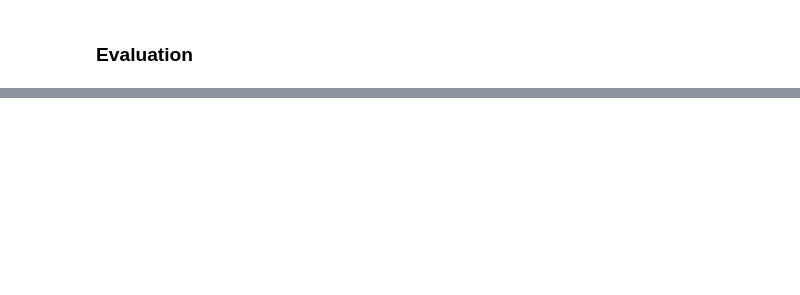
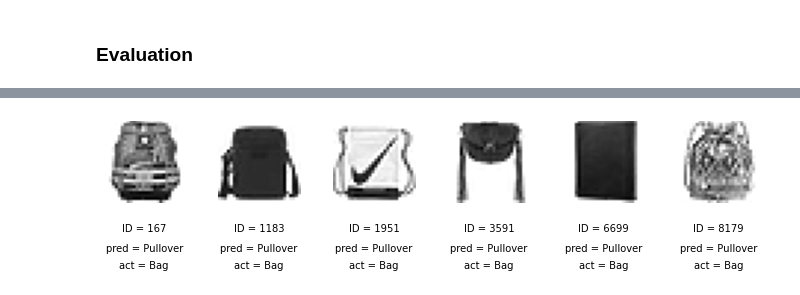
Before and after one commit to roma-glushko/zelando-fashion-mnist, a Jupyter notebook: index.ipynb, the cells around one changed output, grey strips where cells are left out. Drawn from its saved outputs; the diff is of its cells as text; code cells hidden in the pictures; blank space fills up the shorter version.

```diff
--- a/index.ipynb
+++ b/index.ipynb
@@ -492,3 +507,7 @@ weighted avg     0.9143    0.9136    0.9137     10000
+# %%
+plot_misclassified_samples(y_test, y_test_pred, true_label=8, pred_label=2)
+# %% [output]
+[figure, added]
 # %%
 def plot_conv_output(model, layer_name, test_input):
     model_layers = dict([(layer.name, layer) for layer in model.layers])
```
Also changed, not shown: parts of 17 cells of this notebook.
